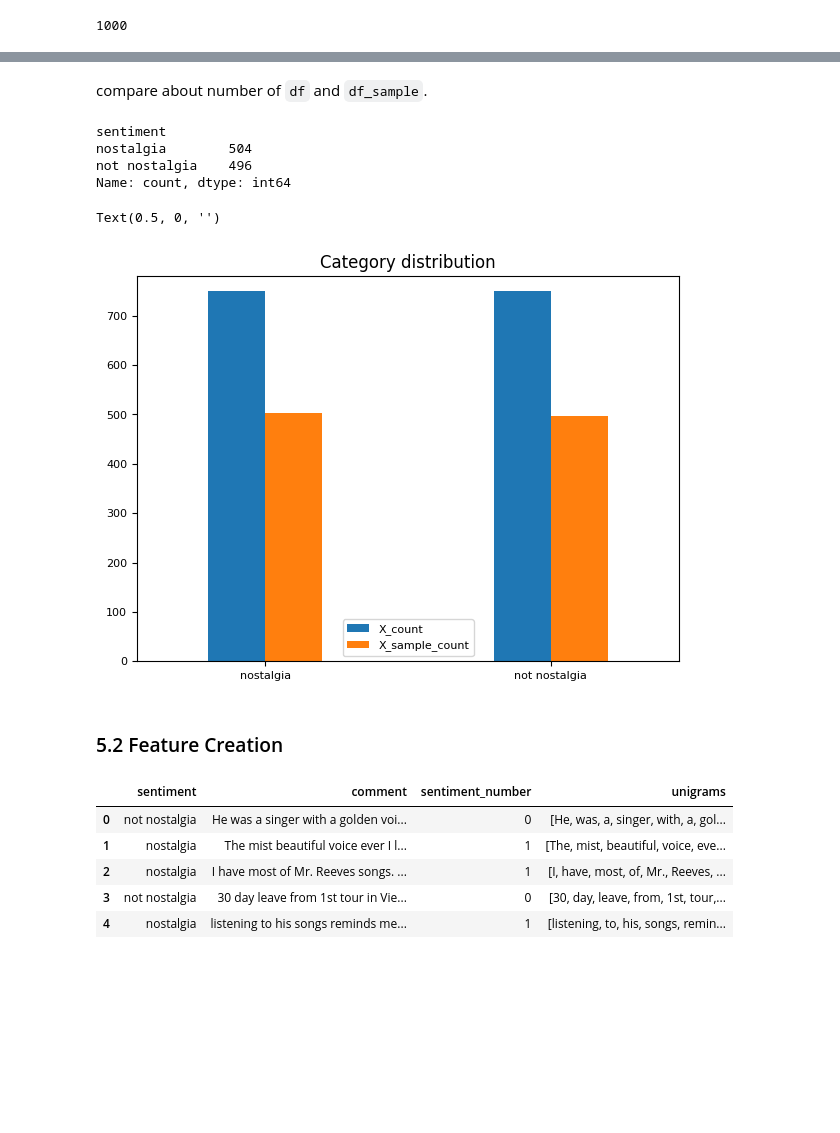
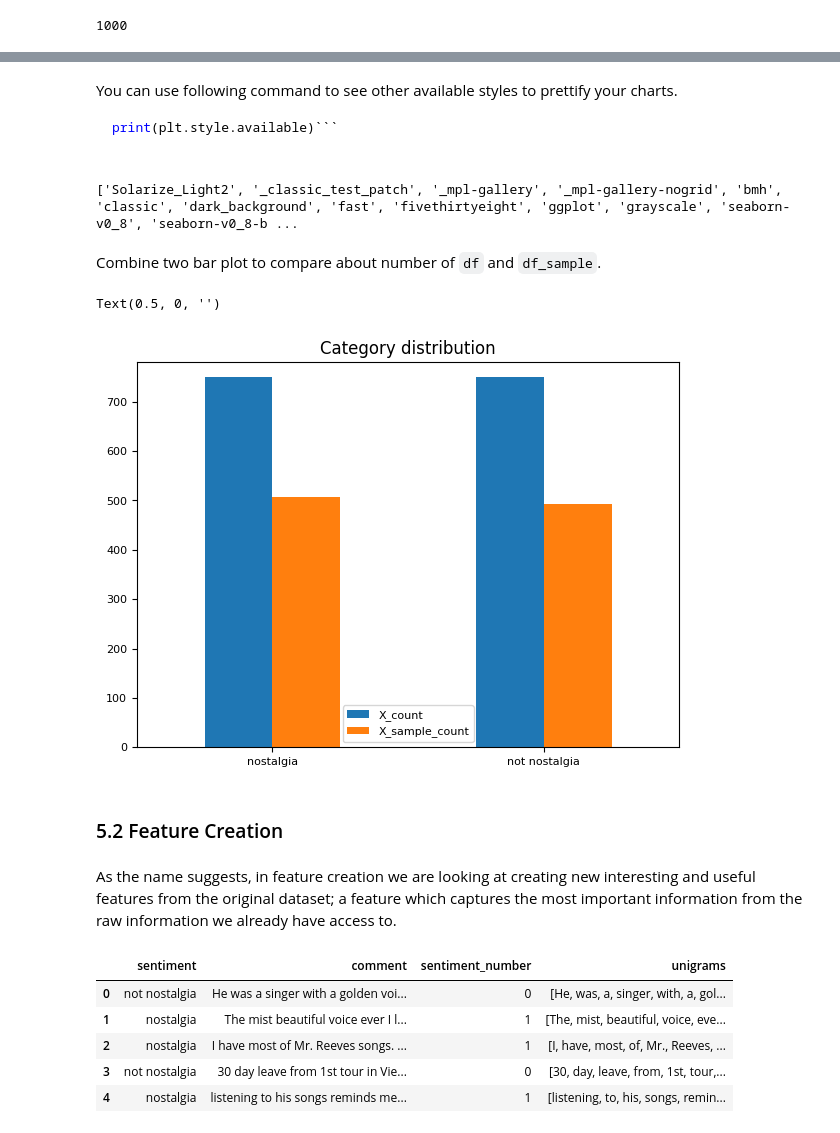
Before and after one commit to JamesHsu1221/DM2024-Lab1-Homework, a Jupyter notebook: DM2024-Lab1-Homework.ipynb, the cells around one changed output, grey strips where cells are left out. Cells and saved outputs as stored; diff of their text form; code cells hidden in the pictures; blank space fills up the shorter version.

````diff
--- a/DM2024-Lab1-Homework.ipynb
+++ b/DM2024-Lab1-Homework.ipynb
@@ -372,28 +412,32 @@ Name: count, dtype: int64
+# %% [markdown]
+You can use following command to see other available styles to prettify your charts.
+```python
+print(plt.style.available)```
+# %%
+print(plt.style.available)
+# %% [output]
+['Solarize_Light2', '_classic_test_patch', '_mpl-gallery', '_mpl-gallery-nogrid', 'bmh', 'classic', 'dark_background', 'fast', 'fivethirtyeight', 'ggplot', 'grayscale', 'seaborn-v0_8', 'seaborn-v0_8-b ...
 # %% [markdown]
-compare about number of `df` and `df_sample`.
+Combine two bar plot to compare about number of `df` and `df_sample`.
 # %%
-print(df_sample.sentiment.value_counts())
-
 df_count = df.sentiment.value_counts()
 df_sample_count = df_sample.sentiment.value_counts()
 
 combine = pd.DataFrame({'X_count':df_count, 'X_sample_count':df_sample_count})
 combine.plot(kind='bar',
         title='Category distribution',
         ylim=[0, max(combine.max())+30],
-        width=0.4,
+        width=0.5,
         rot=0, fontsize=8, figsize=(7,5))
 plt.legend(prop={'size': 8})
 plt.xlabel('')
 # %% [output]
-sentiment
-nostalgia        504
-not nostalgia    496
-Name: count, dtype: int64
+Text(0.5, 0, '')
-Text(0.5, 0, '')
-[figure, old version]
+[figure, new version]
 # %% [markdown]
 ### 5.2 Feature Creation
+# %% [markdown]
+As the name suggests, in feature creation we are looking at creating new interesting and useful features from the original dataset; a feature which captures the most important information from the raw information we already have access to.
 # %%
 import nltk
 
````
Also changed, not shown: parts of 112 cells of this notebook.
